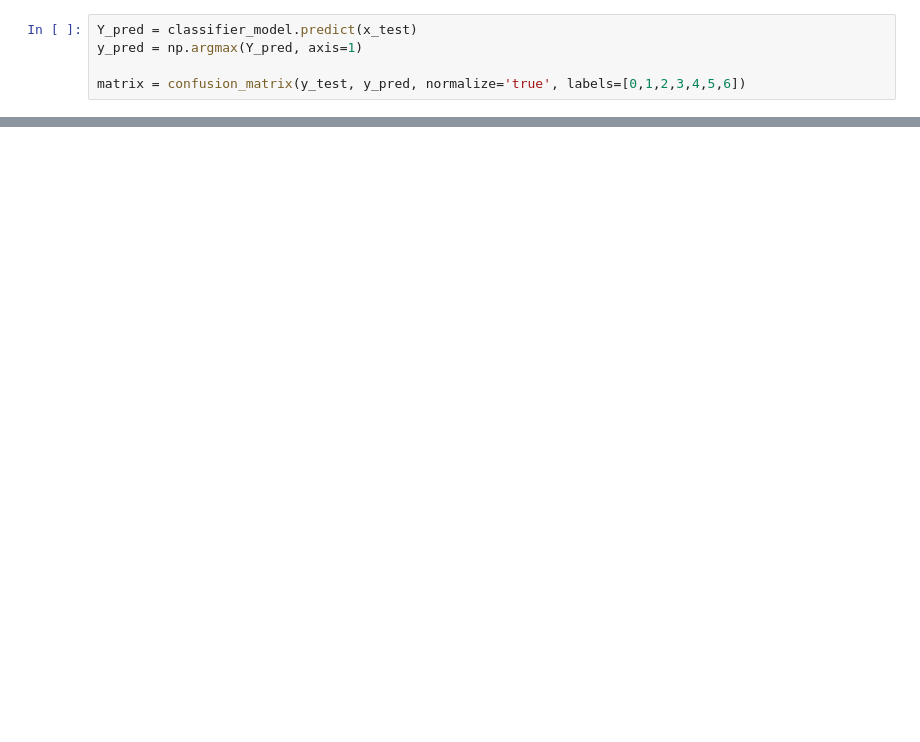
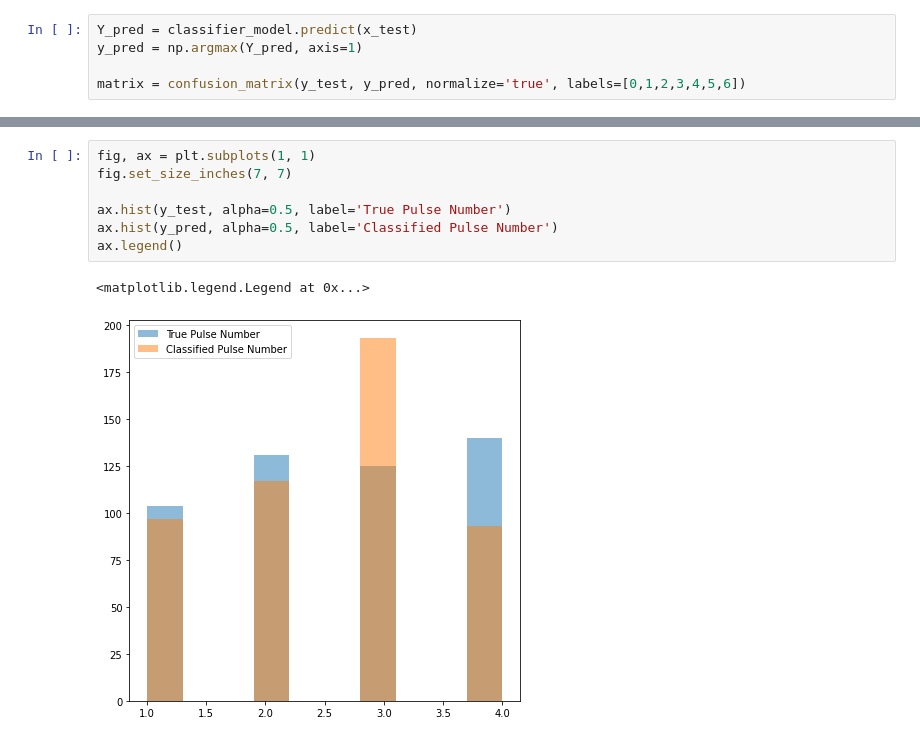
Before and after one commit to Lars314/gm2, a Jupyter notebook: pileup_ml/GERDA_dnn_v2.ipynb, the cells around one changed output, grey strips where cells are left out. Drawn from its saved outputs; the diff is of its cells as text; blank space fills up the shorter version.

```diff
--- a/pileup_ml/GERDA_dnn_v2.ipynb
+++ b/pileup_ml/GERDA_dnn_v2.ipynb
@@ -196,0 +172,10 @@ ax.set_xlabel('Classified Pulse Number', fontsize=20);
+# %%
+fig, ax = plt.subplots(1, 1)
+fig.set_size_inches(7, 7)
+
+ax.hist(y_test, alpha=0.5, label='True Pulse Number')
+ax.hist(y_pred, alpha=0.5, label='Classified Pulse Number')
+ax.legend()
+# %% [output]
+<matplotlib.legend.Legend at 0x...>
+[figure, added]
```
Also changed, not shown: parts of 14 cells of this notebook, 18 other files.
